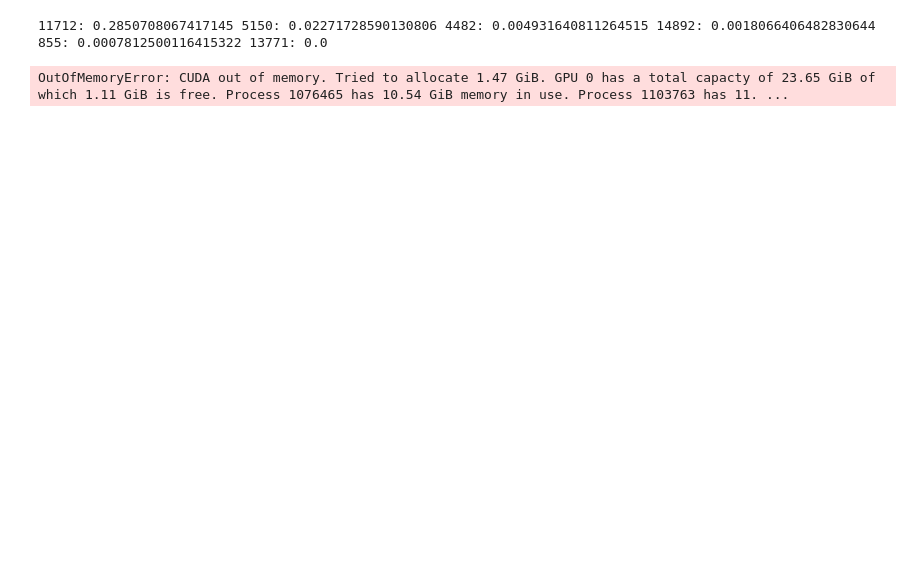
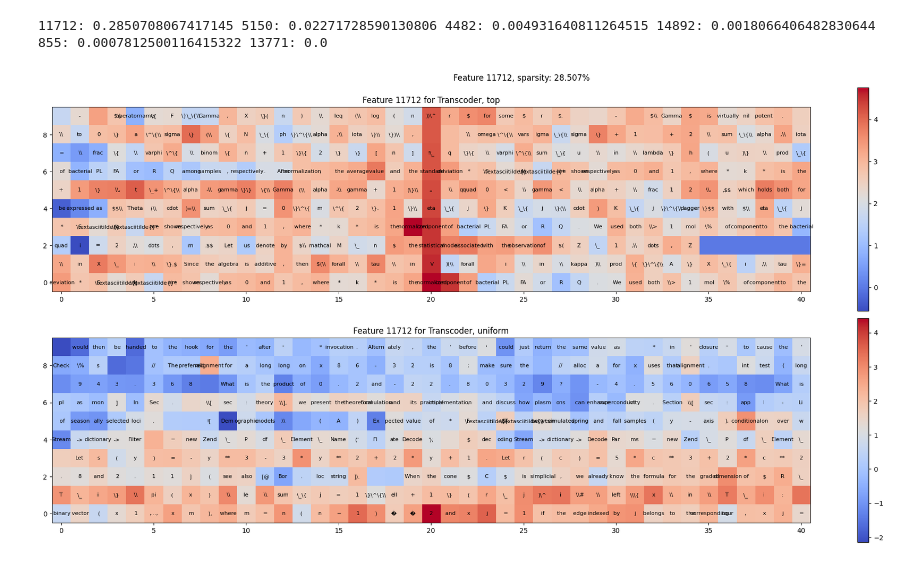
Before and after one commit to pchlenski/mlp_linearization, a Jupyter notebook: notebooks/11_find_5_gelu_1l_features.ipynb, the cells around one changed output. Cells and saved outputs as stored; diff of their text form; code cells hidden in the pictures; blank space fills up the shorter version.

```diff
--- a/notebooks/11_find_5_gelu_1l_features.ipynb
+++ b/notebooks/11_find_5_gelu_1l_features.ipynb
@@ -126,7 +104,7 @@ def set_and_visualize(feature_idx, l=0):
     plt.tight_layout()
     plt.show()
 # %%
-set_and_visualize(my_sample[0], l=0)
+set_and_visualize(my_sample[0])
 # %% [output]
-OutOfMemoryError: CUDA out of memory. Tried to allocate 1.47 GiB. GPU 0 has a total capacty of 23.65 GiB of which 1.11 GiB is free. Process 1076465 has 10.54 GiB memory in use. Process 1103763 has 11. ...
+[figure, added]
 # %%
```
Also changed, not shown: parts of 6 cells of this notebook, 3 other files.
